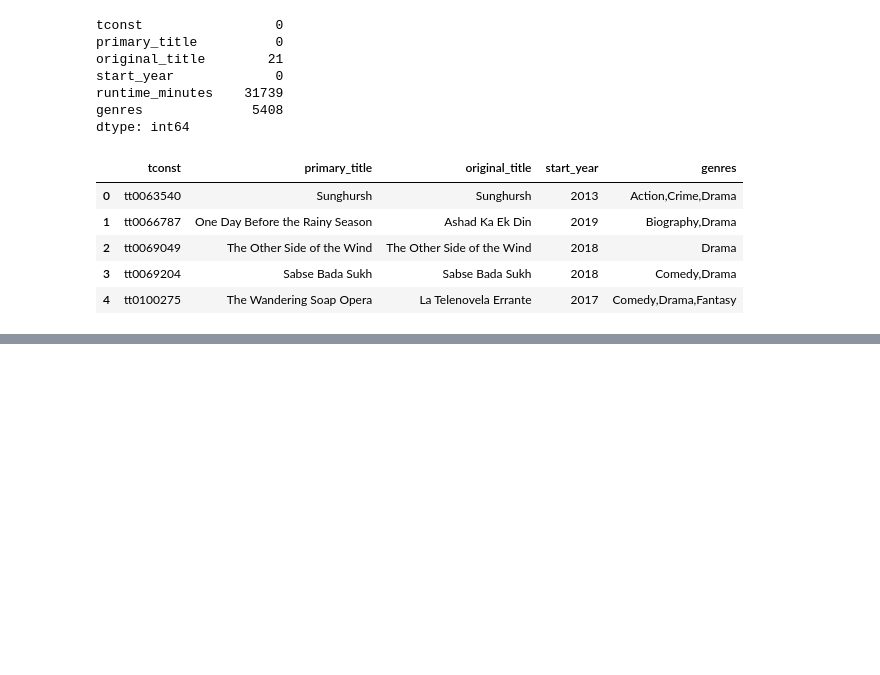
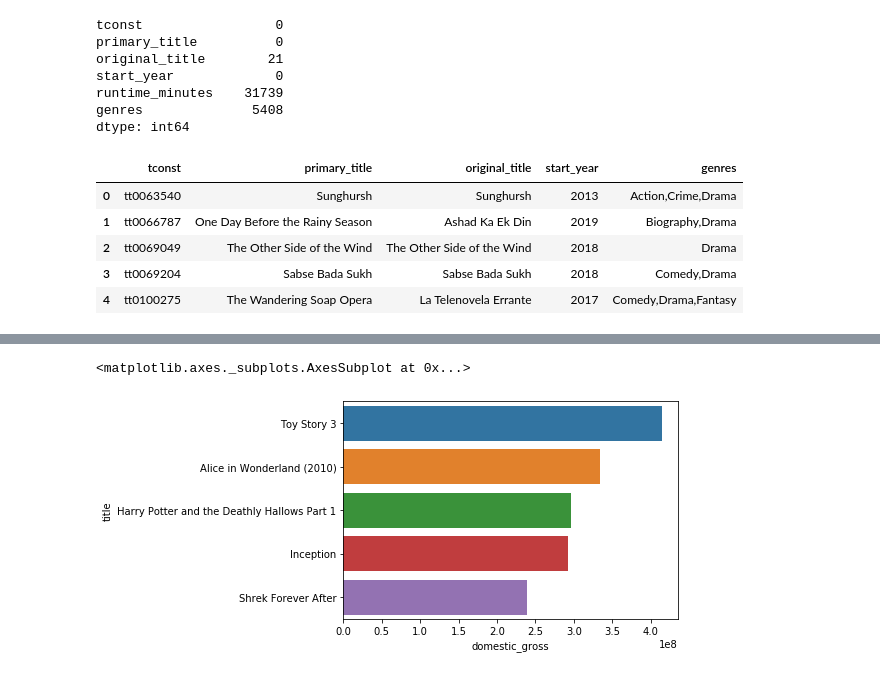
Before and after one commit to Aper012/Phase-1-project, a Jupyter notebook: Question 1.ipynb, the cells around one changed output, grey strips where cells are left out. Saved outputs shown, nothing was run; the diff lists cells and outputs as text; code cells hidden in the pictures; blank space fills up the shorter version.

```diff
--- a/Question 1.ipynb
+++ b/Question 1.ipynb
@@ -135,0 +161,5 @@ title_basics_df.head()
+# %%
+sns.barplot(x = 'domestic_gross', y = 'title', data = mgross_df.head())
+# %% [output]
+<matplotlib.axes._subplots.AxesSubplot at 0x...>
+[figure, added]
```
Also changed, not shown: parts of 8 cells of this notebook, 1 other file.
